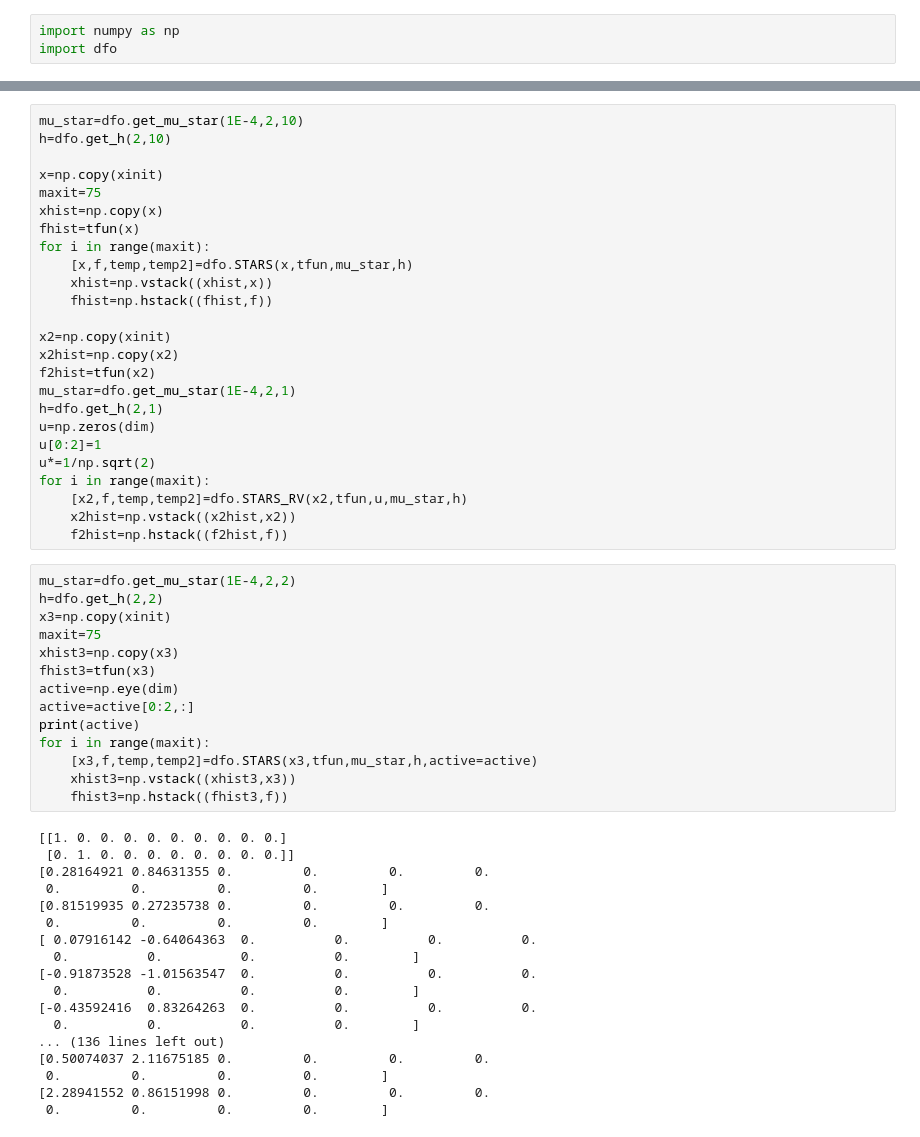
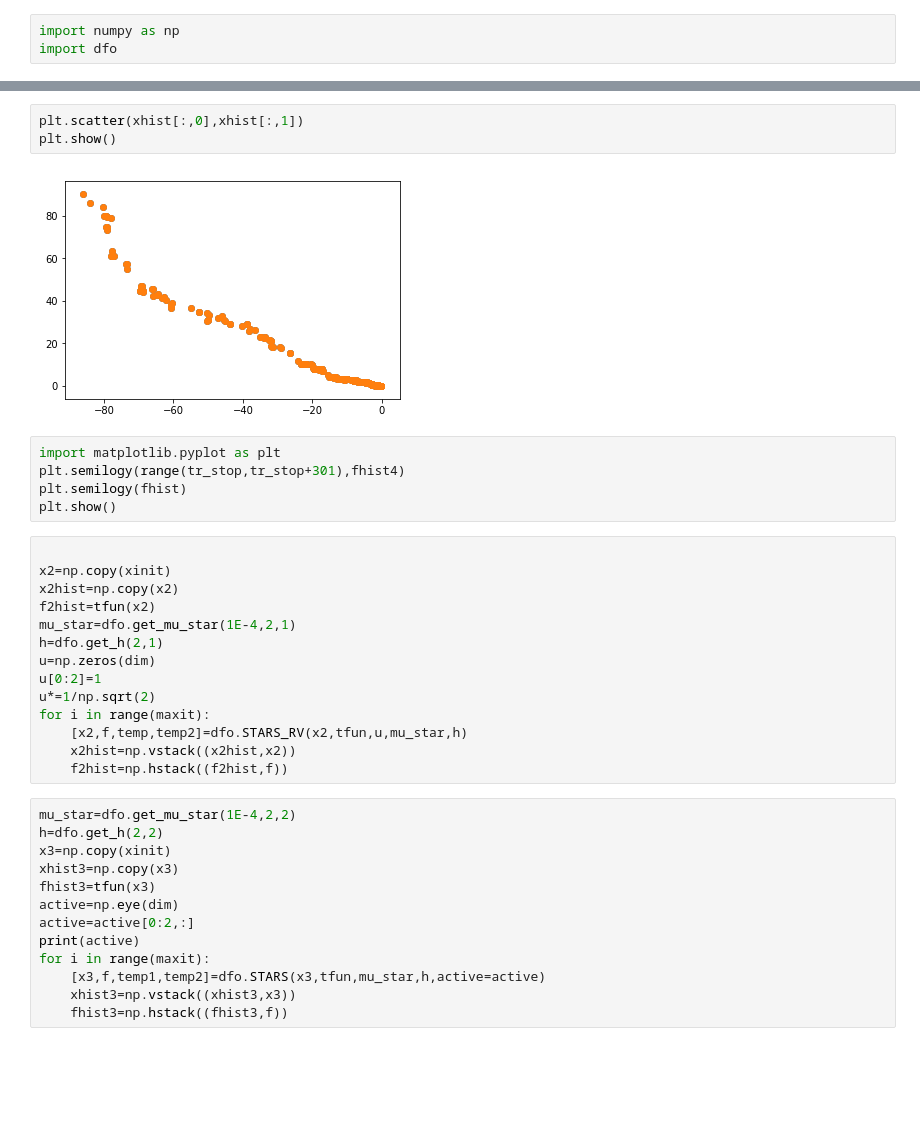
Before and after one commit to mathematicalmichael/personalresearch, a Jupyter notebook: Notebooks/simple_counter.ipynb, the cells around one changed output, grey strips where cells are left out. Saved outputs shown, nothing was run; the diff lists cells and outputs as text; blank space fills up the shorter version.

```diff
--- a/Notebooks/simple_counter.ipynb
+++ b/Notebooks/simple_counter.ipynb
@@ -19,15 +121,14 @@ print(tfun(xinit))
+# %%
+plt.scatter(xhist[:,0],xhist[:,1])
+plt.show()
+# %% [output]
+[figure, added]
+# %%
+import matplotlib.pyplot as plt
+plt.semilogy(range(tr_stop,tr_stop+301),fhist4)
+plt.semilogy(fhist)
+plt.show()
 # %%
-mu_star=dfo.get_mu_star(1E-4,2,10)
-h=dfo.get_h(2,10)
-
-x=np.copy(xinit)
-maxit=75
-xhist=np.copy(x)
-fhist=tfun(x)
-for i in range(maxit):
-    [x,f,temp,temp2]=dfo.STARS(x,tfun,mu_star,h)
-    xhist=np.vstack((xhist,x))
-    fhist=np.hstack((fhist,f))
 
 x2=np.copy(xinit)
 x2hist=np.copy(x2)
@@ -45,31 +146,12 @@ for i in range(maxit):
 mu_star=dfo.get_mu_star(1E-4,2,2)
 h=dfo.get_h(2,2)
 x3=np.copy(xinit)
-maxit=75
 xhist3=np.copy(x3)
 fhist3=tfun(x3)
 active=np.eye(dim)
 active=active[0:2,:]
 print(active)
 for i in range(maxit):
-    [x3,f,temp,temp2]=dfo.STARS(x3,tfun,mu_star,h,active=active)
+    [x3,f,temp1,temp2]=dfo.STARS(x3,tfun,mu_star,h,active=active)
     xhist3=np.vstack((xhist3,x3))
     fhist3=np.hstack((fhist3,f))
-# %% [output]
-[[1. 0. 0. 0. 0. 0. 0. 0. 0. 0.]
- [0. 1. 0. 0. 0. 0. 0. 0. 0. 0.]]
-[0.28164921 0.84631355 0.         0.         0.         0.
- 0.         0.         0.         0.        ]
-[0.81519935 0.27235738 0.         0.         0.         0.
- 0.         0.         0.         0.        ]
-[ 0.07916142 -0.64064363  0.          0.          0.          0.
-  0.          0.          0.          0.        ]
-[-0.91873528 -1.01563547  0.          0.          0.          0.
-  0.          0.          0.          0.        ]
-[-0.43592416  0.83264263  0.          0.          0.          0.
-  0.          0.          0.          0.        ]
-... (136 lines left out)
-[0.50074037 2.11675185 0.         0.         0.         0.
- 0.         0.         0.         0.        ]
-[2.28941552 0.86151998 0.         0.         0.         0.
- 0.         0.         0.         0.        ]
```
Also changed, not shown: parts of 6 cells of this notebook, 1 other file.
